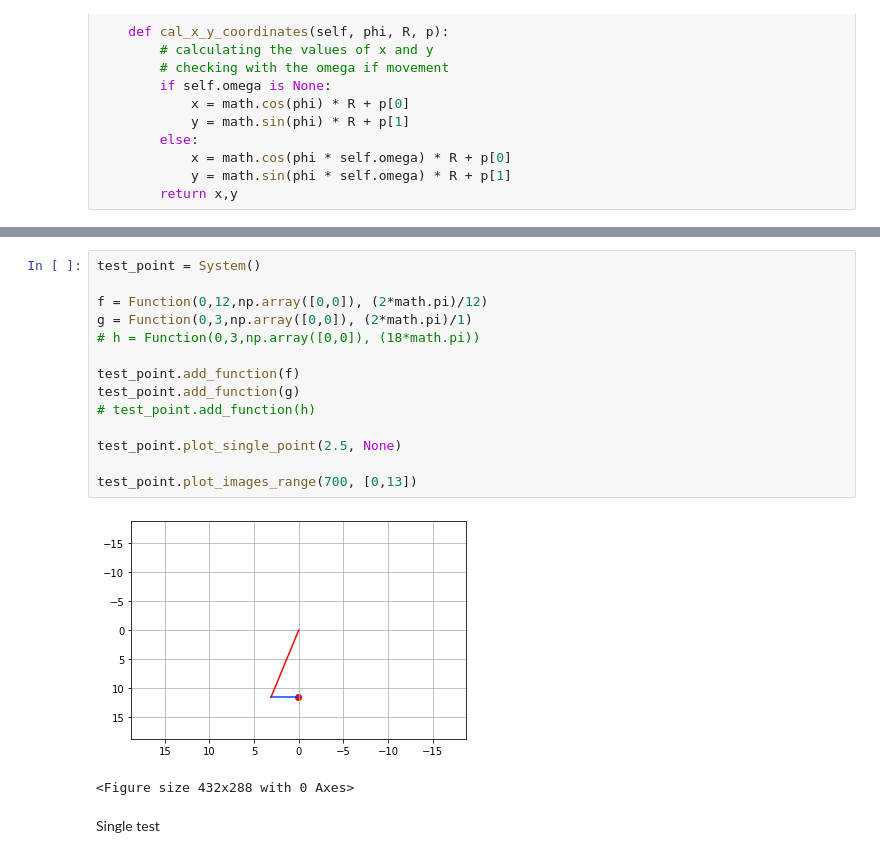
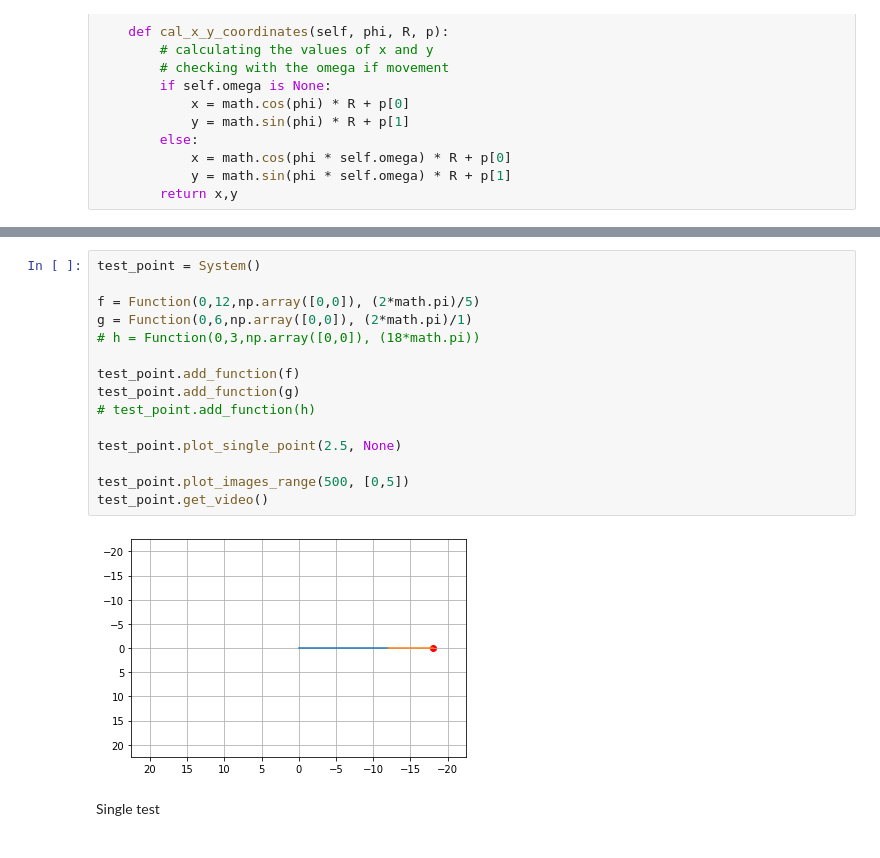
Before and after one commit to SebNik/School-Stuff, a Jupyter notebook: Math_Polar_Coordinates.ipynb, the cells around one changed output, grey strips where cells are left out. Saved outputs shown, nothing was run; the diff lists cells and outputs as text.

```diff
--- a/Math_Polar_Coordinates.ipynb
+++ b/Math_Polar_Coordinates.ipynb
@@ -300,20 +363,20 @@ class System:
 # %%
 test_point = System()
 
-f = Function(0,12,np.array([0,0]), (2*math.pi)/12)
-g = Function(0,3,np.array([0,0]), (2*math.pi)/1)
+f = Function(0,12,np.array([0,0]), (2*math.pi)/5)
+g = Function(0,6,np.array([0,0]), (2*math.pi)/1)
 # h = Function(0,3,np.array([0,0]), (18*math.pi))
 
 test_point.add_function(f)
 test_point.add_function(g)
 # test_point.add_function(h)
 
 test_point.plot_single_point(2.5, None)
 
-test_point.plot_images_range(700, [0,13])
+test_point.plot_images_range(500, [0,5])
+test_point.get_video()
 # %% [output]
-[figure, old version]
+[figure, new version]
-<Figure size 432x288 with 0 Axes>
 # %% [markdown]
 Single test
 # %%
```
Also changed, not shown: parts of 4 cells of this notebook, 1 other file.
